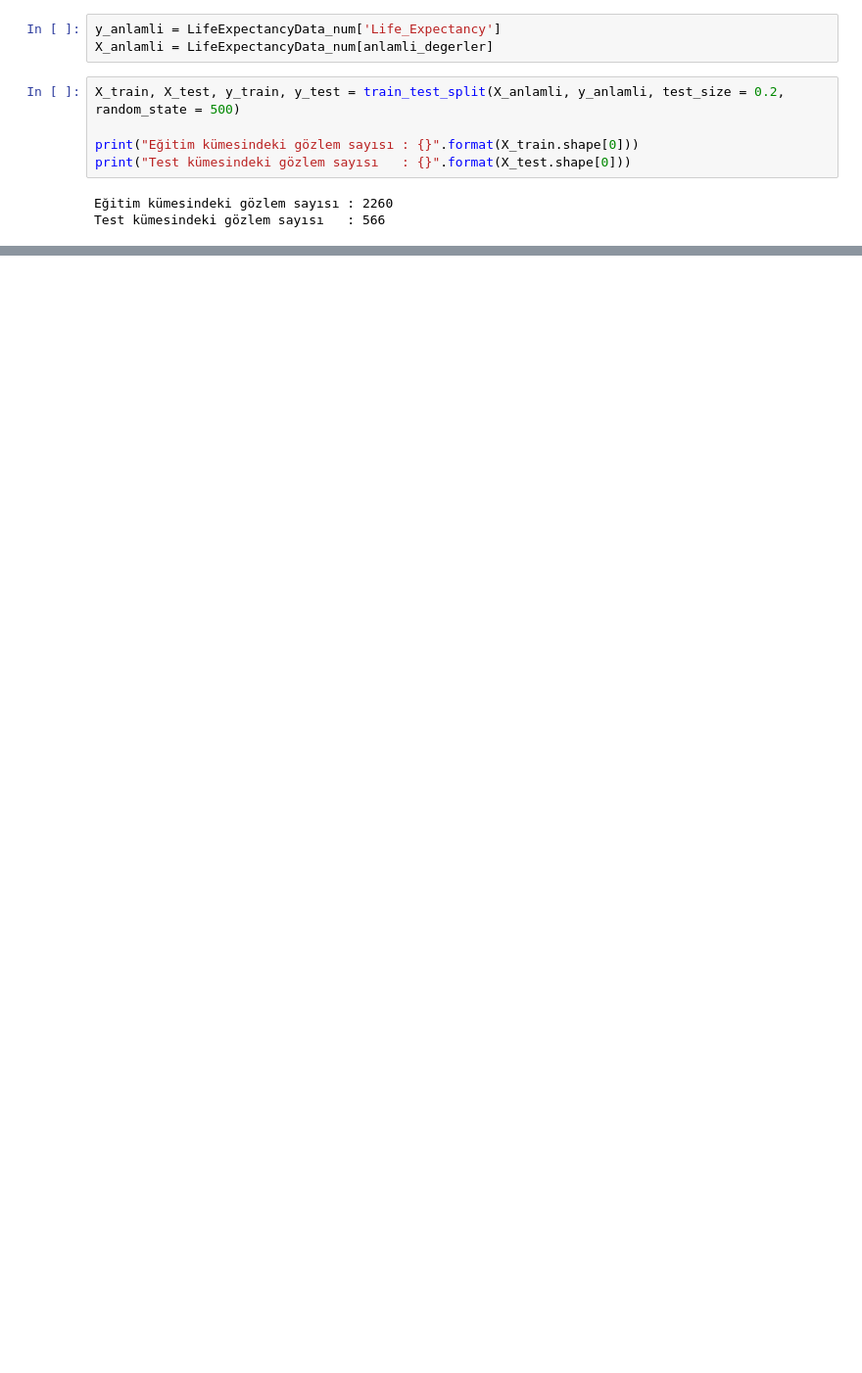
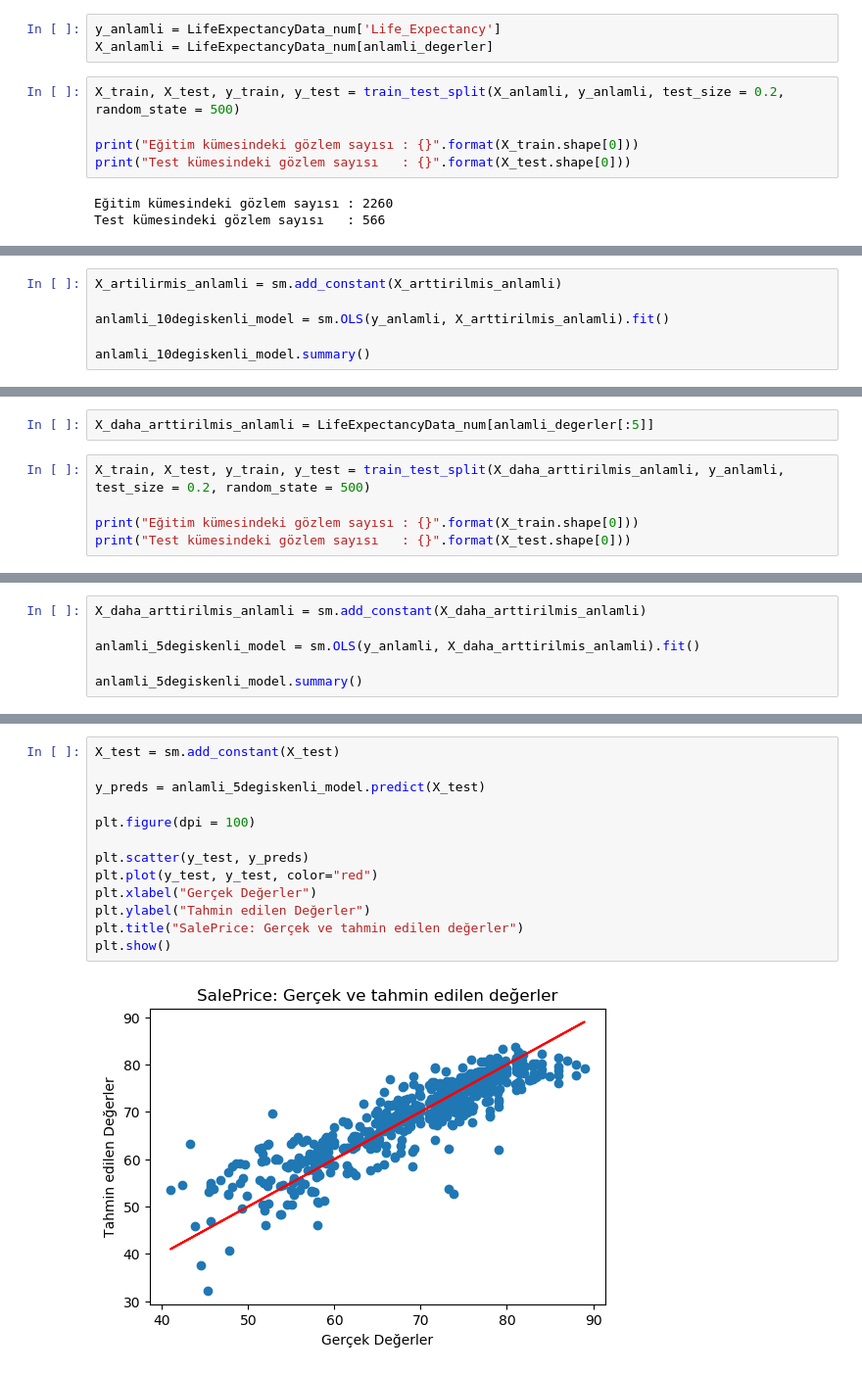
Before and after one commit to EceDolen/Proje-2-, a Jupyter notebook: proje 2 LifeExpectancyData-ASIL.ipynb, the cells around one changed output, grey strips where cells are left out. Shown at 98% size. Cells and saved outputs as stored; diff of their text form; blank space fills up the shorter version.

```diff
--- a/proje 2 LifeExpectancyData-ASIL.ipynb
+++ b/proje 2 LifeExpectancyData-ASIL.ipynb
@@ -474,0 +542,6 @@ plt.show()
+# %%
+X_artilirmis_anlamli = sm.add_constant(X_arttirilmis_anlamli)
+
+anlamli_10degiskenli_model = sm.OLS(y_anlamli, X_arttirilmis_anlamli).fit()
+
+anlamli_10degiskenli_model.summary()
@@ -474,0 +610,7 @@ plt.show()
+# %%
+X_daha_arttirilmis_anlamli = LifeExpectancyData_num[anlamli_degerler[:5]]
+# %%
+X_train, X_test, y_train, y_test = train_test_split(X_daha_arttirilmis_anlamli, y_anlamli, test_size = 0.2, random_state = 500)
+
+print("Eğitim kümesindeki gözlem sayısı : {}".format(X_train.shape[0]))
+print("Test kümesindeki gözlem sayısı   : {}".format(X_test.shape[0]))
@@ -474,0 +620,6 @@ plt.show()
+# %%
+X_daha_arttirilmis_anlamli = sm.add_constant(X_daha_arttirilmis_anlamli)
+
+anlamli_5degiskenli_model = sm.OLS(y_anlamli, X_daha_arttirilmis_anlamli).fit()
+
+anlamli_5degiskenli_model.summary()
@@ -474,0 +652,15 @@ plt.show()
+# %%
+X_test = sm.add_constant(X_test)
+
+y_preds = anlamli_5degiskenli_model.predict(X_test)
+
+plt.figure(dpi = 100)
+
+plt.scatter(y_test, y_preds)
+plt.plot(y_test, y_test, color="red")
+plt.xlabel("Gerçek Değerler")
+plt.ylabel("Tahmin edilen Değerler")
+plt.title("SalePrice: Gerçek ve tahmin edilen değerler")
+plt.show()
+# %% [output]
+[figure, added]
```
Also changed, not shown: parts of 23 cells of this notebook.
